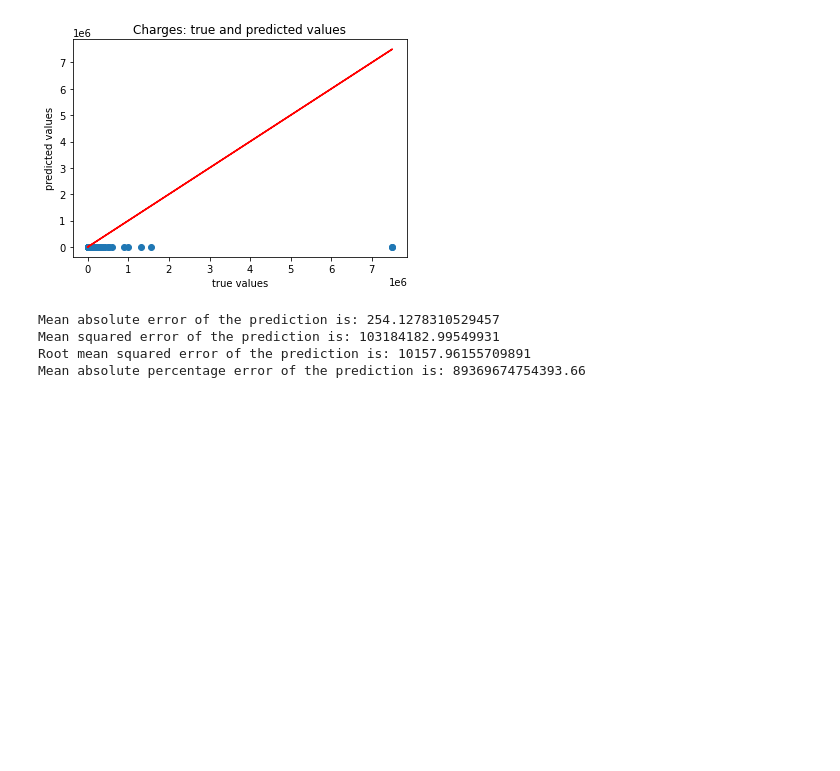
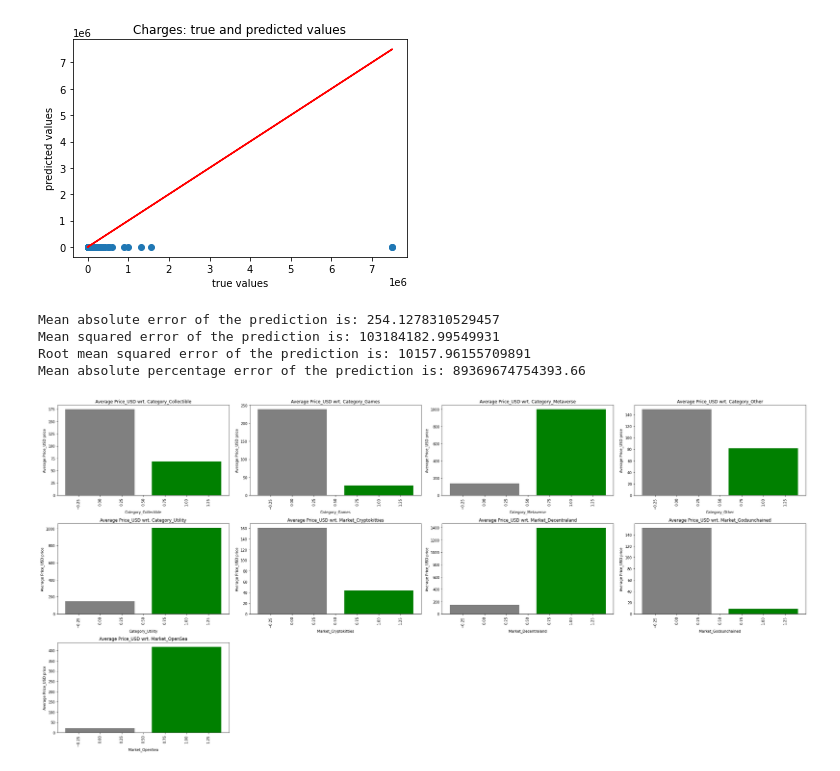
Before and after one commit to DanGo83/git_practice, a Jupyter notebook: Capstone 2 - NFT Predictions.ipynb, the cells around one changed output. Saved outputs shown, nothing was run; the diff lists cells and outputs as text; code cells hidden in the pictures; blank space fills up the shorter version.

```diff
--- a/Capstone 2 - NFT Predictions.ipynb
+++ b/Capstone 2 - NFT Predictions.ipynb
@@ -124 +135,8 @@ nft_cleaned_df_2 = nft_df_2.drop(['Smart_contract', 'Transaction_hash', 'Seller_
+# %%
+# Let's create dummies for "Category" and "Market"
+# and add them as columns into the nft_cleaned_df dataset:
+nft_cleaned_df = pd.concat([nft_cleaned_df, pd.get_dummies(nft_cleaned_df.Category, prefix="Category", drop_first=True)], axis=1)
+nft_cleaned_df = pd.concat([nft_cleaned_df, pd.get_dummies(nft_cleaned_df.Market, prefix="Market", drop_first=True)], axis=1)
+dummy_column_names = list(pd.get_dummies(nft_cleaned_df.Category, prefix="Category", drop_first=True).columns)
+dummy_column_names = dummy_column_names + list(pd.get_dummies(nft_cleaned_df.Market, prefix="Market", drop_first=True).columns)
 # %%
@@ -155,8 +151,0 @@ plt.show()
-# %%
-# Let's create dummies for "Category" and "Market"
-# and add them as columns into the nft_cleaned_df_2 dataset:
-nft_cleaned_df_3 = nft_cleaned_df_2.copy()
-nft_cleaned_df_2 = pd.concat([nft_cleaned_df_2, pd.get_dummies(nft_cleaned_df_2.Category, prefix="Category", drop_first=True)], axis=1)
-nft_cleaned_df_2 = pd.concat([nft_cleaned_df_2, pd.get_dummies(nft_cleaned_df_2.Market, prefix="Market", drop_first=True)], axis=1)
-dummy_column_names = list(pd.get_dummies(nft_cleaned_df_2.Category, prefix="Category", drop_first=True).columns)
-dummy_column_names = dummy_column_names + list(pd.get_dummies(nft_cleaned_df_2.Market, prefix="Market", drop_first=True).columns)
@@ -183,5 +162,5 @@ dummy_column_names
  'Market_Godsunchained',
  'Market_OpenSea']
 # %%
-nft_cleaned_df_2.dropna(subset=['Price_USD'], inplace=True)
+nft_cleaned_df.dropna(subset=['Price_USD'], inplace=True)
 # %%
@@ -311,16 +290,18 @@ Mean absolute percentage error of the prediction is: 89369674754393.66
 # %%
 plt.figure(figsize=(30,50))
 
-for index, column in enumerate(non_numeric_columns):
+for index, column in enumerate(dummy_column_names):
     plt.subplot(11,4,index+1)
-    plt.bar(houseprices_df_2.groupby(column)["saleprice"].mean().index, houseprices_df_2.groupby(column)["saleprice"].mean(),
+    plt.bar(nft_cleaned_df.groupby(column)['Price_USD'].mean().index, nft_cleaned_df.groupby(column)["Price_USD"].mean(),
            color=("grey","green"))
-    plt.title("Average saleprice wrt. {}".format(column))
-    plt.ylabel("Average sale price")
+    plt.title("Average Price_USD wrt. {}".format(column))
+    plt.ylabel("Average Price_USD price")
     plt.xlabel(column)
     plt.xticks(rotation='vertical')
 
 plt.tight_layout()
 plt.show()
+# %% [output]
+[figure, added]
 # %%
 # "Y" is the target veriable:
```
Also changed, not shown: parts of 36 cells of this notebook.
